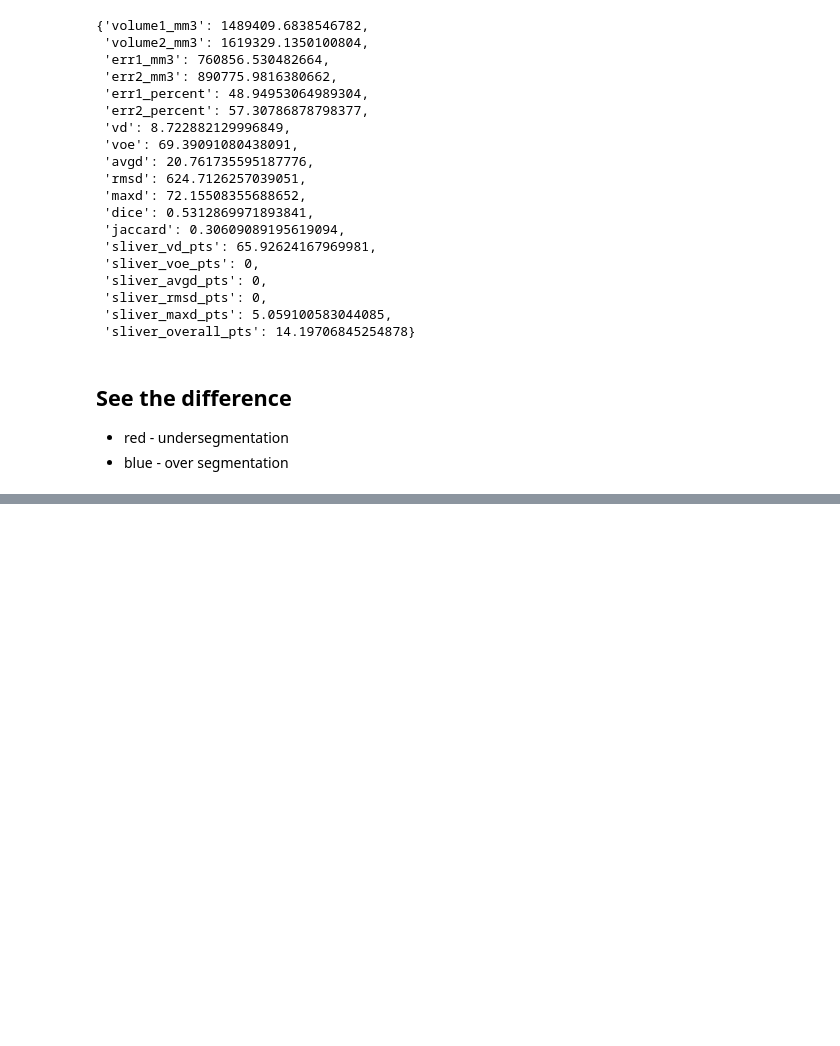
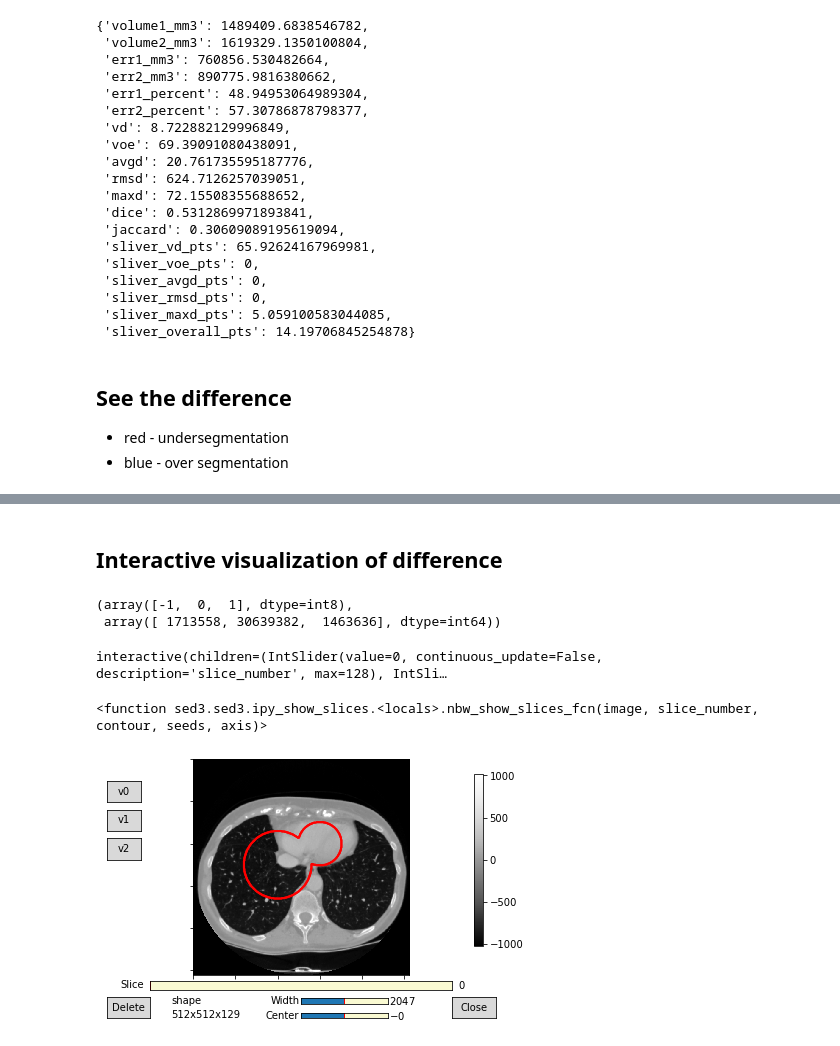
Before and after one commit to mjirik/imma, a Jupyter notebook: examples/sliver_evaluation.ipynb, the cells around one changed output, grey strips where cells are left out. Cells and saved outputs as stored; diff of their text form; code cells hidden in the pictures; blank space fills up the shorter version.

```diff
--- a/examples/sliver_evaluation.ipynb
+++ b/examples/sliver_evaluation.ipynb
@@ -118,0 +131,29 @@ axs[1].imshow(diff[:,200,:], aspect=dp_liver.voxelsize_mm[0]/dp_liver.voxelsize_
+# %% [markdown]
+## Interactive visualization of difference
+# %%
+np.unique(diff, return_counts=True)
+# %% [output]
+(array([-1,  0,  1], dtype=int8),
+ array([ 1713558, 30639382,  1463636], dtype=int64))
+# %%
+dp_data3d = io3d.read_dataset("3Dircadb1",'data3d', 1)
+# %%
+# 0 - transparent, 1,2,3,4 are colored
+seeds = diff.copy()
+seeds[seeds==-1] = 2
+
+import sed3
+sed3.ipy_show_slices(
+    dp_data3d.data3d,
+    contour=dp_liver.data3d, # Ground True segmentation
+    seeds=seeds, # with full color
+)
+# %% [output]
+interactive(children=(IntSlider(value=0, continuous_update=False, description='slice_number', max=128), IntSli…
+<function sed3.sed3.ipy_show_slices.<locals>.nbw_show_slices_fcn(image, slice_number, contour, seeds, axis)>
+# %%
+# %matplotlib gtk
+ed = sed3.sed3(dp_data3d.data3d, contour=diff)
+seeds = ed.show()
+# %% [output]
+[figure, added]
```
Also changed, not shown: parts of 5 cells of this notebook, 1 other file.
